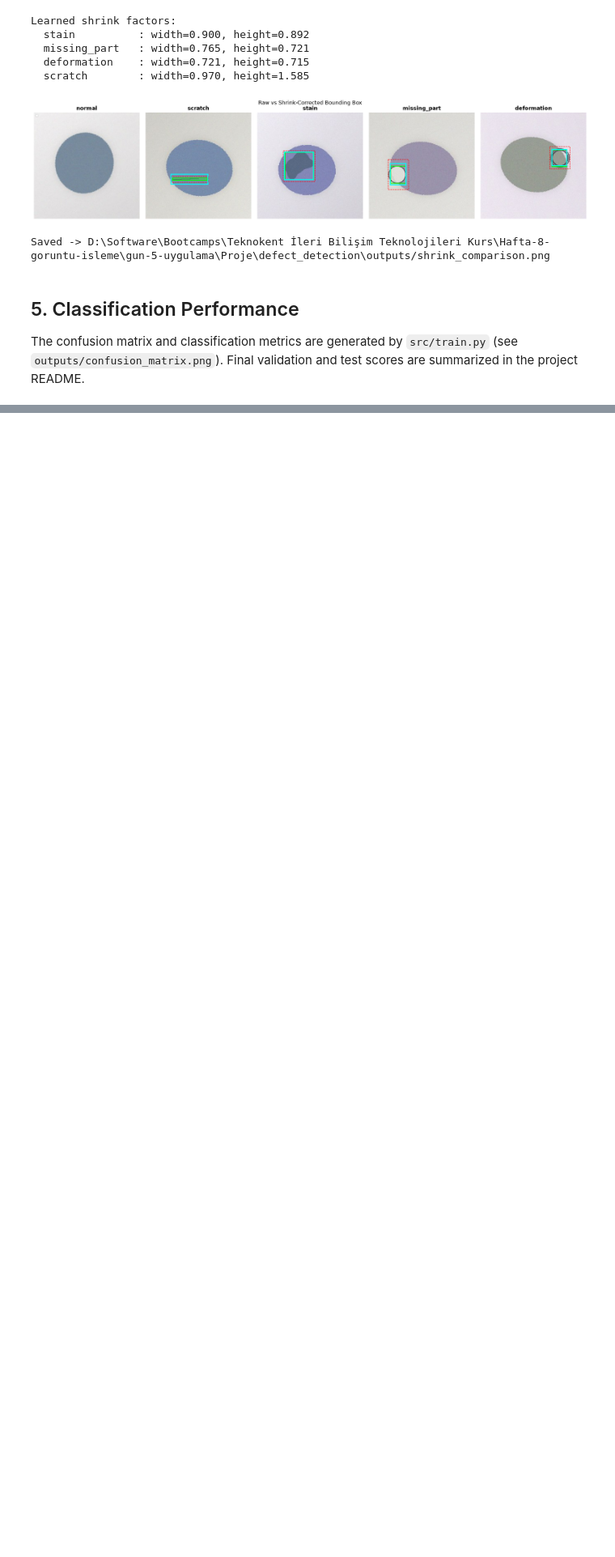
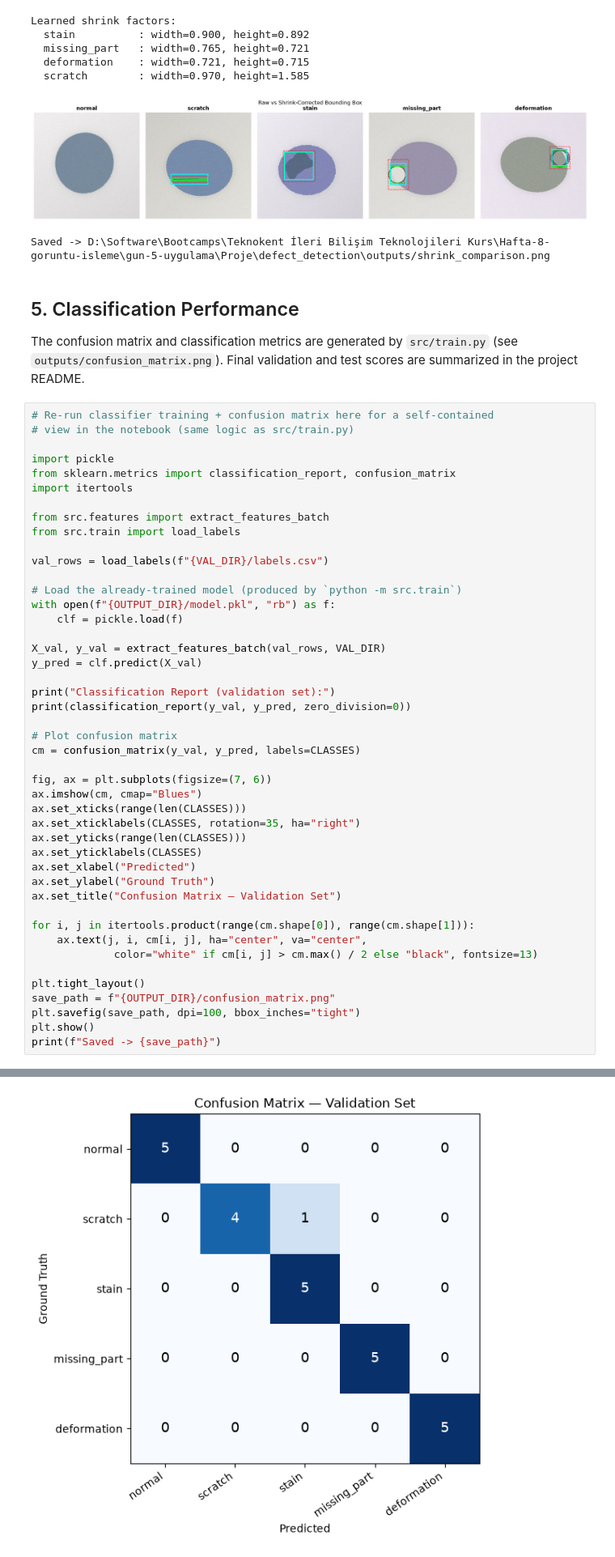
Before and after one commit to serdararici/opencv-defect-detection, a Jupyter notebook: notebooks/exploration.ipynb, the cells around one changed output, grey strips where cells are left out. Shown at 81% size. Saved outputs shown, nothing was run; the diff lists cells and outputs as text; blank space fills up the shorter version.

```diff
--- a/notebooks/exploration.ipynb
+++ b/notebooks/exploration.ipynb
@@ -224,3 +224,49 @@ Saved -> D:\Software\Bootcamps\Teknokent İleri Bilişim Teknolojileri Kurs\Haft
 The confusion matrix and classification metrics are generated by
 `src/train.py` (see `outputs/confusion_matrix.png`). Final validation
 and test scores are summarized in the project README.
+# %%
+# Re-run classifier training + confusion matrix here for a self-contained
+# view in the notebook (same logic as src/train.py)
+
+import pickle
+from sklearn.metrics import classification_report, confusion_matrix
+import itertools
+
+from src.features import extract_features_batch
+from src.train import load_labels
+
+val_rows = load_labels(f"{VAL_DIR}/labels.csv")
+
+# Load the already-trained model (produced by `python -m src.train`)
+with open(f"{OUTPUT_DIR}/model.pkl", "rb") as f:
+    clf = pickle.load(f)
+
+X_val, y_val = extract_features_batch(val_rows, VAL_DIR)
+y_pred = clf.predict(X_val)
+
+print("Classification Report (validation set):")
+print(classification_report(y_val, y_pred, zero_division=0))
+
+# Plot confusion matrix
+cm = confusion_matrix(y_val, y_pred, labels=CLASSES)
+
+fig, ax = plt.subplots(figsize=(7, 6))
+ax.imshow(cm, cmap="Blues")
+ax.set_xticks(range(len(CLASSES)))
+ax.set_xticklabels(CLASSES, rotation=35, ha="right")
+ax.set_yticks(range(len(CLASSES)))
+ax.set_yticklabels(CLASSES)
+ax.set_xlabel("Predicted")
+ax.set_ylabel("Ground Truth")
+ax.set_title("Confusion Matrix — Validation Set")
+
+for i, j in itertools.product(range(cm.shape[0]), range(cm.shape[1])):
+    ax.text(j, i, cm[i, j], ha="center", va="center",
+             color="white" if cm[i, j] > cm.max() / 2 else "black", fontsize=13)
+
+plt.tight_layout()
+save_path = f"{OUTPUT_DIR}/confusion_matrix.png"
+plt.savefig(save_path, dpi=100, bbox_inches="tight")
+plt.show()
+print(f"Saved -> {save_path}")
+# %% [output]
@@ -226,0 +285 @@ and test scores are summarized in the project README.
+[figure, added]
```
Also changed, not shown: parts of 1 cell of this notebook, 1 other file.
